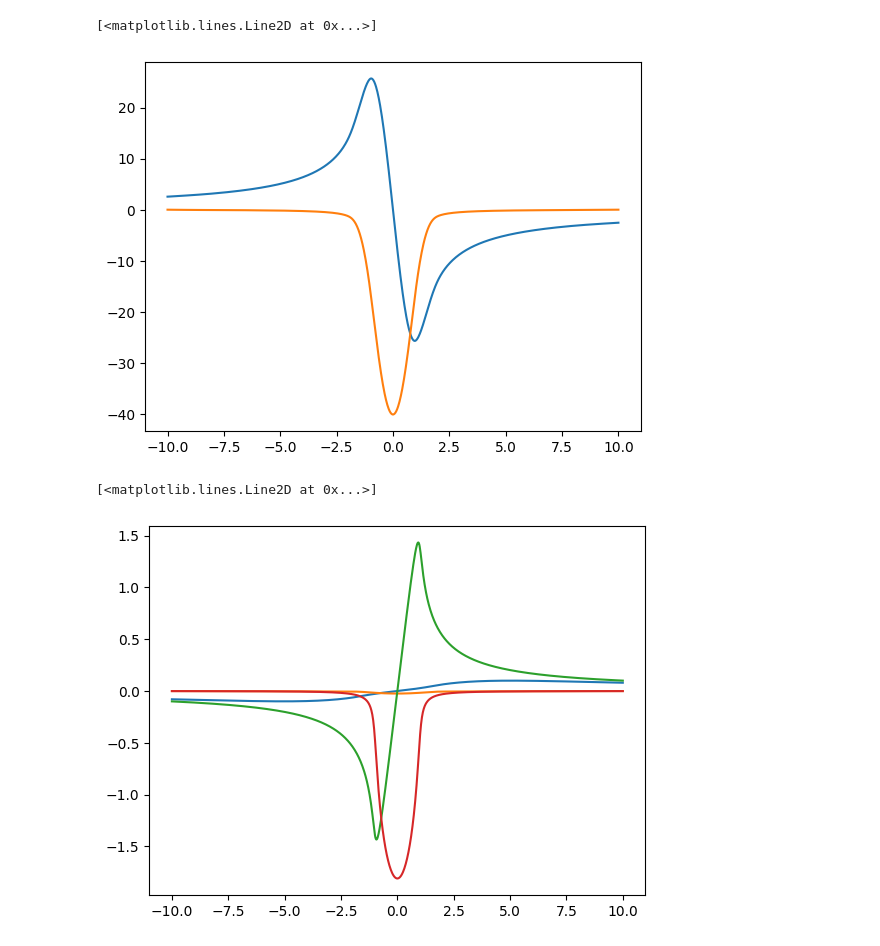
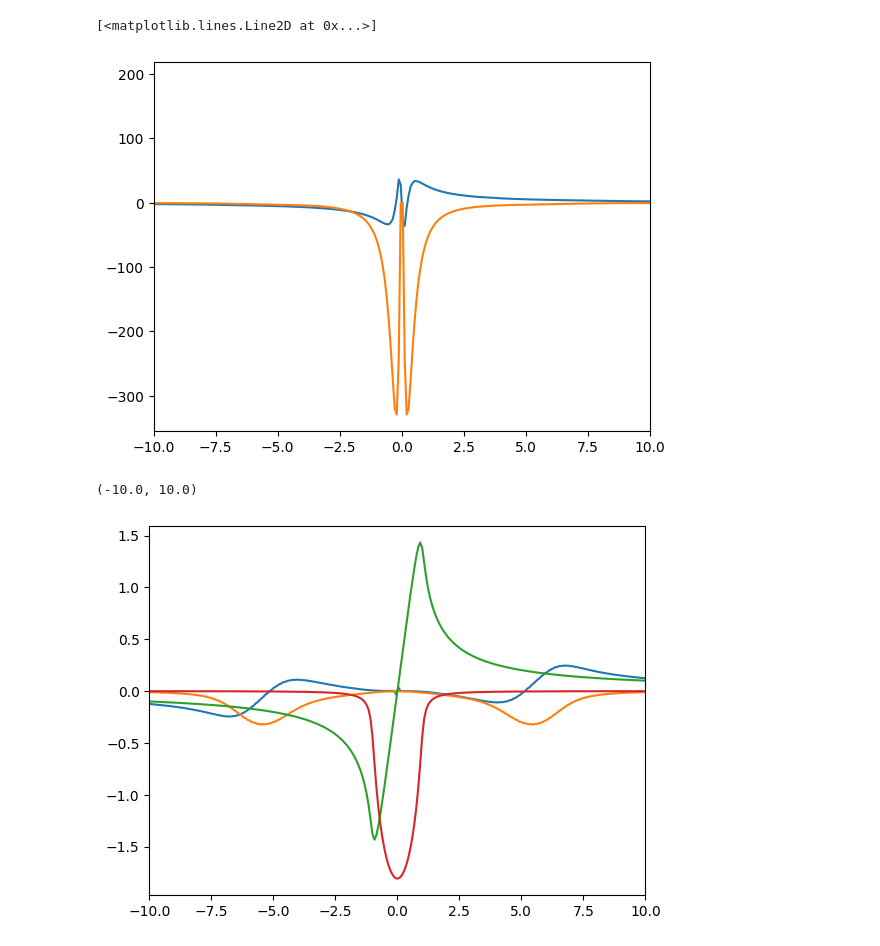
Before and after one commit to yamashun99/IPT, a Jupyter notebook: main.ipynb, the cells around one changed output. Saved outputs shown, nothing was run; the diff lists cells and outputs as text; code cells hidden in the pictures.

Commit message:
cavityグリーン関数を追加

```diff
--- a/main.ipynb
+++ b/main.ipynb
@@ -56,2 +8,0 @@ def sigma(epsilon, U):
-# %%
-sigma = sigma(energy_array, U)
@@ -61,0 +12,14 @@ sigma = sigma(energy_array, U)
+# %%
+U = 10.0
+energies = np.linspace(-40, 40, 1000)
+Gs = bare_green_function(energies, half_bandwidth, small_imaginary_part)
+Gs0 = bare_green_function(energies, half_bandwidth, small_imaginary_part)
+rho = -Gs.imag / np.pi
+S = sigma(U, rho, energies)
+# %%
+for i in range(10):
+    print(i)
+    Gs = green_function(energies, half_bandwidth, small_imaginary_part, S)
+    G_cavitys = cavity_green_function(Gs, S)
+    rho = -G_cavitys.imag / np.pi
+    S = sigma(U, rho, energies)
@@ -62,7 +37,8 @@ sigma = sigma(energy_array, U)
 # %%
-fig,ax=plt.subplots()
-ax.plot(energy_array, sigma.real, label='real')
-ax.plot(energy_array, sigma.imag, label='imag')
+fig, ax = plt.subplots()
+ax.set_xlim([-10, 10])
+ax.plot(energies, S.real, label="real")
+ax.plot(energies, S.imag, label="imag")
 # %% [output]
 [<matplotlib.lines.Line2D at 0x...>]
-[figure, old version]
+[figure, new version]
@@ -71,9 +45,10 @@ Gs_new = 1.0/(1.0/Gs - sigma)
 # %%
-fig,ax=plt.subplots()
-ax.plot(energy_array, Gs_new.real, label='real')
-ax.plot(energy_array, Gs_new.imag, label='imag')
-ax.plot(energy_array, Gs.real, label='real')
-ax.plot(energy_array, Gs.imag, label='imag')
+fig, ax = plt.subplots()
+ax.plot(energies, Gs.real, label="real")
+ax.plot(energies, Gs.imag, label="imag")
+ax.plot(energies, Gs0.real, label="real")
+ax.plot(energies, Gs0.imag, label="imag")
+ax.set_xlim(-10, 10)
 # %% [output]
-[<matplotlib.lines.Line2D at 0x...>]
+(-10.0, 10.0)
-[figure, old version]
+[figure, new version]
```
Also changed, not shown: parts of 6 cells of this notebook, 2 other files.
